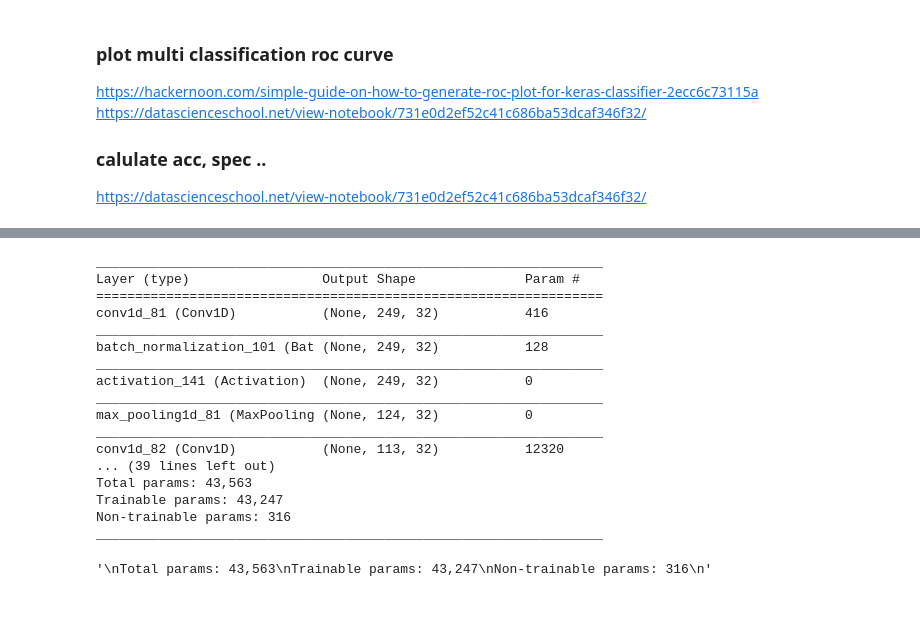
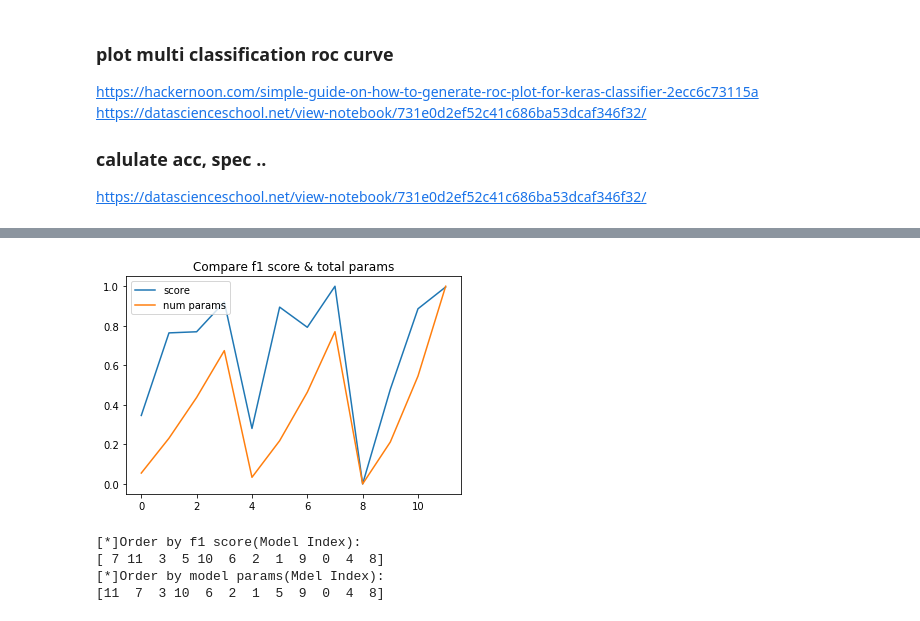
Before and after one commit to LazyerIJ/ECG_Analysis_CNN, a Jupyter notebook: CNN/cnn_compare_kernel.ipynb, the cells around one changed output, grey strips where cells are left out. Cells and saved outputs as stored; diff of their text form; code cells hidden in the pictures.

Commit message:
compare kernel

```diff
--- a/CNN/cnn_compare_kernel.ipynb
+++ b/CNN/cnn_compare_kernel.ipynb
@@ -531,26 +430,25 @@ _________________________________________________________________
-# %%
-rs_model[8].summary()
-'''
-Total params: 43,563
-Trainable params: 43,247
-Non-trainable params: 316
-'''
-# %% [output]
-_________________________________________________________________
-Layer (type)                 Output Shape              Param #
-=================================================================
-conv1d_81 (Conv1D)           (None, 249, 32)           416
-_________________________________________________________________
-batch_normalization_101 (Bat (None, 249, 32)           128
-_________________________________________________________________
-activation_141 (Activation)  (None, 249, 32)           0
-_________________________________________________________________
-max_pooling1d_81 (MaxPooling (None, 124, 32)           0
-_________________________________________________________________
-conv1d_82 (Conv1D)           (None, 113, 32)           12320
-... (39 lines left out)
-Total params: 43,563
-Trainable params: 43,247
-Non-trainable params: 316
-_________________________________________________________________
-'\nTotal params: 43,563\nTrainable params: 43,247\nNon-trainable params: 316\n'
+# %%
+def normal(data):
+    maxval = max(data)
+    minval = min(data)
+    data = [(x-minval)/(maxval-minval) for x in data]
+    return data
+
+model_params = [model.count_params() for model in rs_model]
+plt.title('Compare f1 score & total params')
+plt.plot(normal(f1_score_mean), label='score')
+plt.plot(normal(model_params), label='num params')
+plt.legend()
+plt.show()
+
+
+sorted_f1_score = np.argsort(f1_score_mean)[::-1]
+print("[*]Order by f1 score(Model Index):\n{}".format(sorted_f1_score))
+sorted_params = np.argsort(model_params)[::-1]
+print("[*]Order by model params(Mdel Index):\n{}".format(sorted_params))
+# %% [output]
+[figure, added]
+[*]Order by f1 score(Model Index):
+[ 7 11  3  5 10  6  2  1  9  0  4  8]
+[*]Order by model params(Mdel Index):
+[11  7  3 10  6  2  1  5  9  0  4  8]
```
Also changed, not shown: parts of 17 cells of this notebook.
